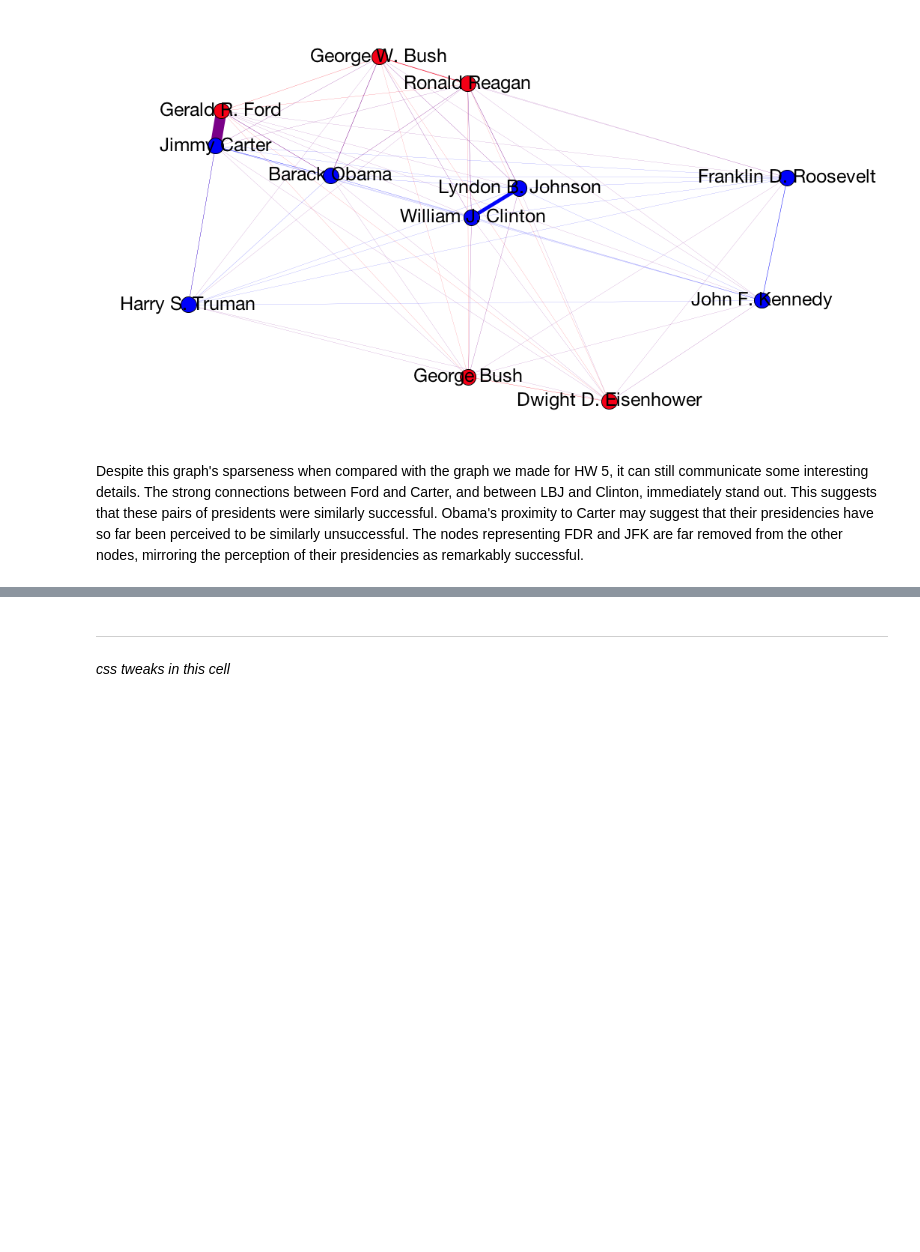
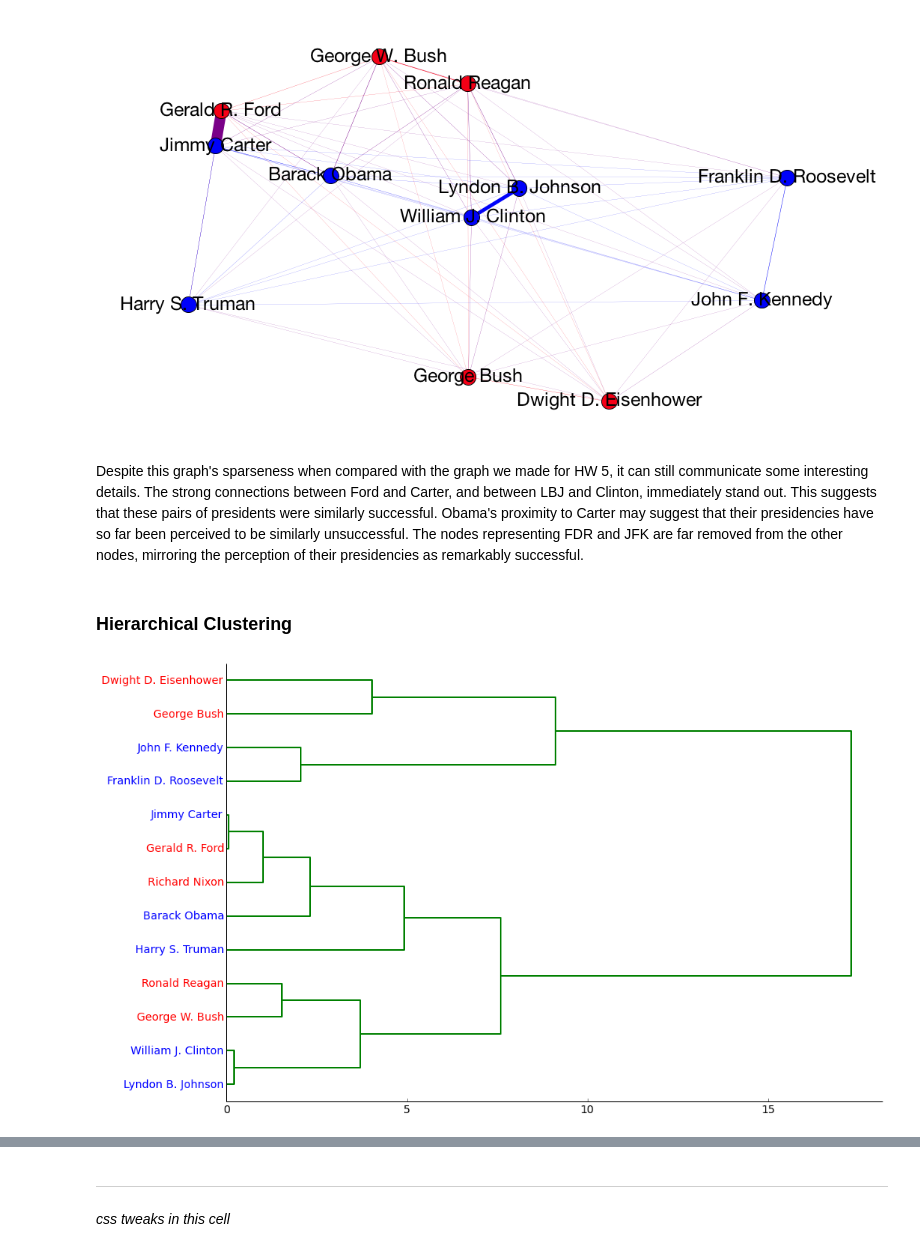
Before and after one commit to rlucioni/executive-evolution, a Jupyter notebook: cs109-project.ipynb, the cells around one changed output, grey strips where cells are left out. Cells and saved outputs as stored; diff of their text form; code cells hidden in the pictures; blank space fills up the shorter version.

Commit message:
merged hiearchical clustering to master

```diff
--- a/cs109-project.ipynb
+++ b/cs109-project.ipynb
@@ -2218,3 +2453,23 @@ Image('images/rating_graph.png')
 [figure]
 # %% [markdown]
 Despite this graph's sparseness when compared with the graph we made for HW 5, it can still communicate some interesting details. The strong connections between Ford and Carter, and between LBJ and Clinton, immediately stand out. This suggests that these pairs of presidents were similarly successful. Obama's proximity to Carter may suggest that their presidencies have so far been perceived to be similarly unsuccessful. The nodes representing FDR and JFK are far removed from the other nodes, mirroring the perception of their presidencies as remarkably successful.
+# %% [markdown]
+### Hierarchical Clustering
+# %%
+def get_average_ratings(poll):
+    """
+    Parameters
+    ----------
+    poll : Pandas DataFrame
+        the poll data
+
+    Returns
+    -------
+    mydict: dictionary of presidents and their average poll rating
+    """
+    groups = poll.groupby('president').groups
+    presidents = groups.keys()
+    mydict = {}
+    for pres in presidents:
+        mydict[pres] = np.mean([poll.loc[i]['rating_approve'] for i in groups[pres]])
+    return mydict
@@ -2220,0 +2532,22 @@ Despite this graph's sparseness when compared with the graph we made for HW 5, i
+# %%
+# Perform clustering on Gallup poll ratings
+poll_averages = get_average_ratings(gallup)
+names, ratings = [], []
+for pres in poll_averages.keys():
+    names.append(pres)
+    ratings.append([poll_averages[pres]])
+
+# Color on political party
+label_colors = {}
+for name in names:
+    party = get_party_from_name(name)
+    if party == 0:
+        label_colors[name] = 'blue'
+    elif party == 1:
+        label_colors[name] = 'red'
+    else:
+        label_colors[name] = 'black'
+
+dendrogram_metrics(names, ratings, 40, 'centroid', label_colors)
+# %% [output]
+[figure, added]
```
Also changed, not shown: parts of 60 cells of this notebook, 2 other files.
